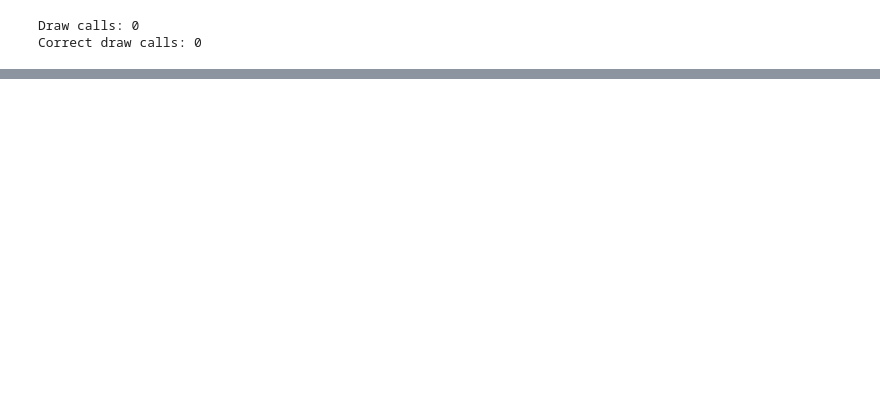
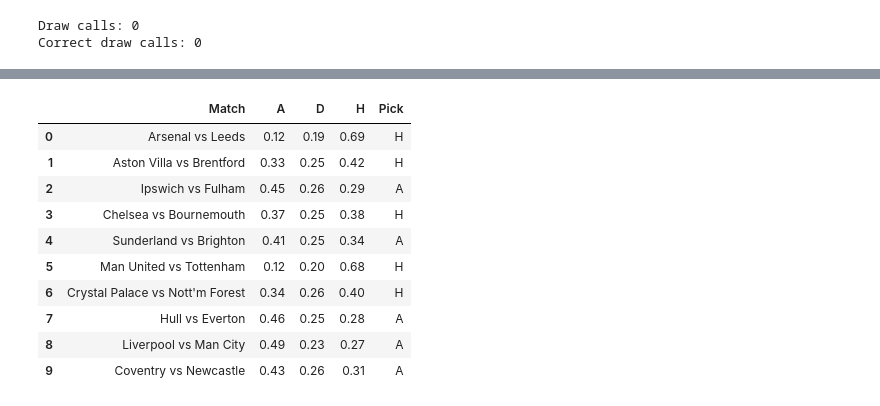
Before and after one commit to VikrantRaj02/match_predictor, a Jupyter notebook: model.ipynb, the cells around one changed output, grey strips where cells are left out. Drawn from its saved outputs; the diff is of its cells as text; code cells hidden in the pictures; blank space fills up the shorter version.

Commit message:
Added Live predictions

```diff
--- a/model.ipynb
+++ b/model.ipynb
@@ -292,0 +300,30 @@ Correct draw calls: 0
+# %%
+fixtures = [
+    ("Arsenal", "Leeds"),
+    ("Aston Villa", "Brentford"),
+    ("Ipswich", "Fulham"),
+    ("Chelsea", "Bournemouth"),
+    ("Sunderland", "Brighton"),
+    ("Man United", "Tottenham"),
+    ("Crystal Palace", "Nott'm Forest"),
+    ("Hull", "Everton"),
+    ("Liverpool", "Man City"),
+    ("Coventry", "Newcastle"),
+]
+upcoming = pd.DataFrame([{"home_elo": ratings[h], "away_elo": ratings[a]} for h, a in fixtures])[X_cols]
+probs = pd.DataFrame(final_model.predict_proba(upcoming), columns=final_model.classes_)
+probs.insert(0, "Match", [f"{h} vs {a}" for h, a in fixtures])
+probs["Pick"] = probs[["H", "D", "A"]].idxmax(axis=1)
+probs.round(2)
+# %% [output]
+|  | Match | A | D | H | Pick |
+| 0 | Arsenal vs Leeds | 0.12 | 0.19 | 0.69 | H |
+| 1 | Aston Villa vs Brentford | 0.33 | 0.25 | 0.42 | H |
+| 2 | Ipswich vs Fulham | 0.45 | 0.26 | 0.29 | A |
+| 3 | Chelsea vs Bournemouth | 0.37 | 0.25 | 0.38 | H |
+| 4 | Sunderland vs Brighton | 0.41 | 0.25 | 0.34 | A |
+| 5 | Man United vs Tottenham | 0.12 | 0.20 | 0.68 | H |
+| 6 | Crystal Palace vs Nott'm Forest | 0.34 | 0.26 | 0.40 | H |
+| 7 | Hull vs Everton | 0.46 | 0.25 | 0.28 | A |
+| 8 | Liverpool vs Man City | 0.49 | 0.23 | 0.27 | A |
+| 9 | Coventry vs Newcastle | 0.43 | 0.26 | 0.31 | A |
```
Also changed, not shown: parts of 9 cells of this notebook, 3 other files.
